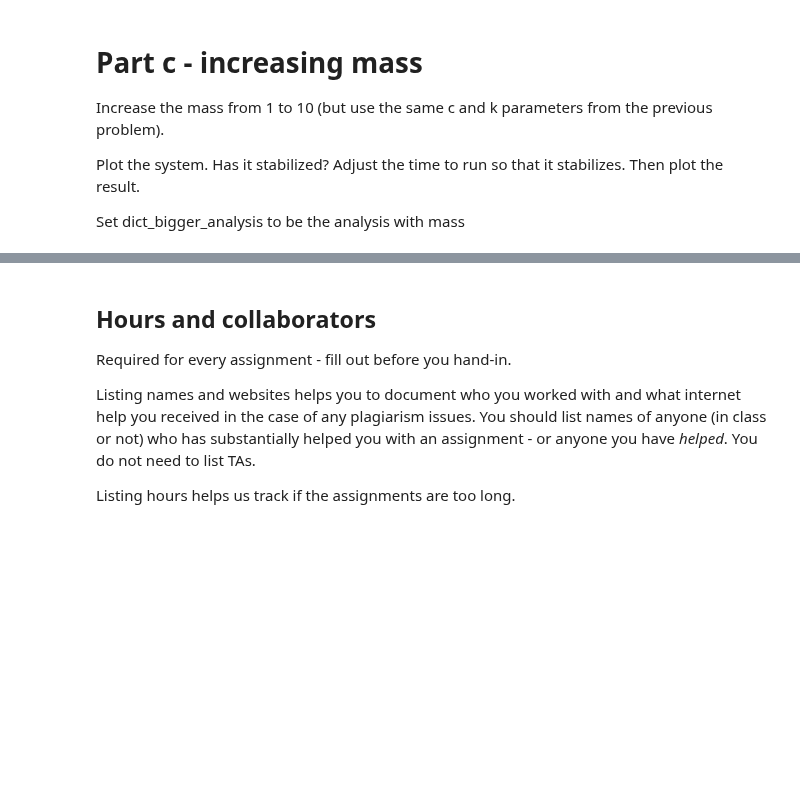
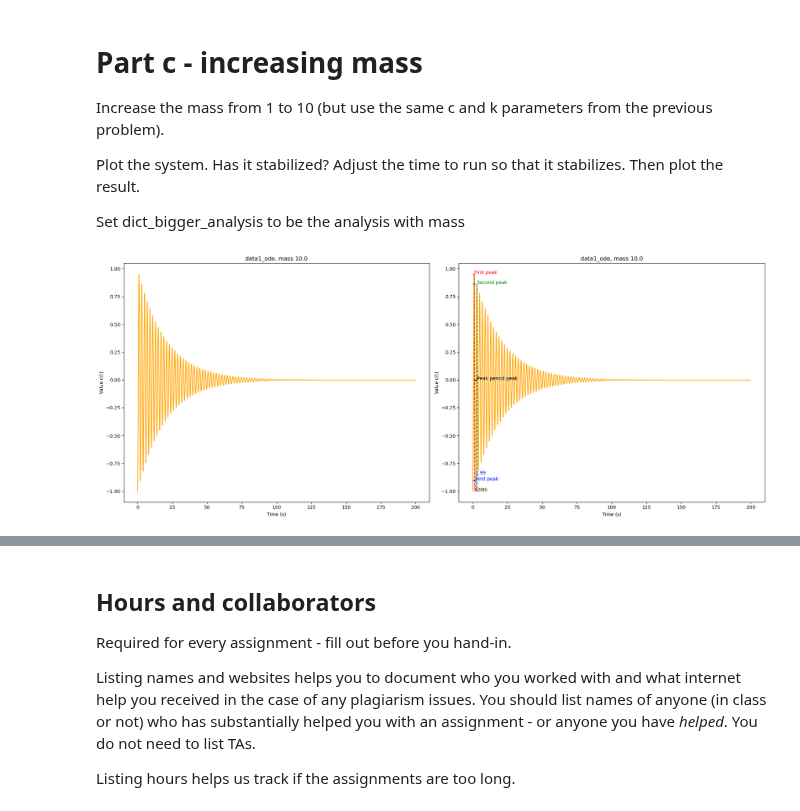
Before and after one commit to coyotepunk05/vscode, a Jupyter notebook: IntroPythonProgramming/Week_4_fitting/HW_2_system_analysis.ipynb, the cells around one changed output, grey strips where cells are left out. Saved outputs shown, nothing was run; the diff lists cells and outputs as text; code cells hidden in the pictures; blank space fills up the shorter version.

```diff
--- a/IntroPythonProgramming/Week_4_fitting/HW_2_system_analysis.ipynb
+++ b/IntroPythonProgramming/Week_4_fitting/HW_2_system_analysis.ipynb
@@ -493,15 +524,22 @@ Set dict_bigger_analysis to be the analysis with mass
 # %%
 nrows = 1
 ncols = 2
-fig, axs = plt.subplots(nrows, ncols, figsize=(8, 4))
+fig, axs = plt.subplots(nrows, ncols, figsize=(20, 8))
 
 
 # Run and plot the simulation with the mass increased to 10.
 # Other parameters are the same as in the part b.
-dict_bigger_mass_analysis = ...
+params_bigger = {'c':1.0, 'm':10.0, 'k':100.0}
+ts, vs = find_ts_vs(x=-1.0, x_deriv=0, params=params_bigger, t_step=0.01, t_max=200)
+dict_bigger_mass_analysis = analyze_data_from_values(ts=ts, vs=vs, mass=params_bigger['m'])
+
+plot_system(axs, dict=dict_bigger_mass_analysis, ts=ts, vs=vs, name='data1_ode', m=params_bigger['m'])
 
 # Make it fit better
 fig.tight_layout()
+plt.show()
+# %% [output]
+[figure, added]
 # %%
 # Check your analysis (set dict_bigger_mass_analysis)
 assert(compare_dictionaries('Data/sim_and_plot_answer_c.json', dict_bigger_mass_analysis))
```
Also changed, not shown: parts of 17 cells of this notebook, 1 other file.
